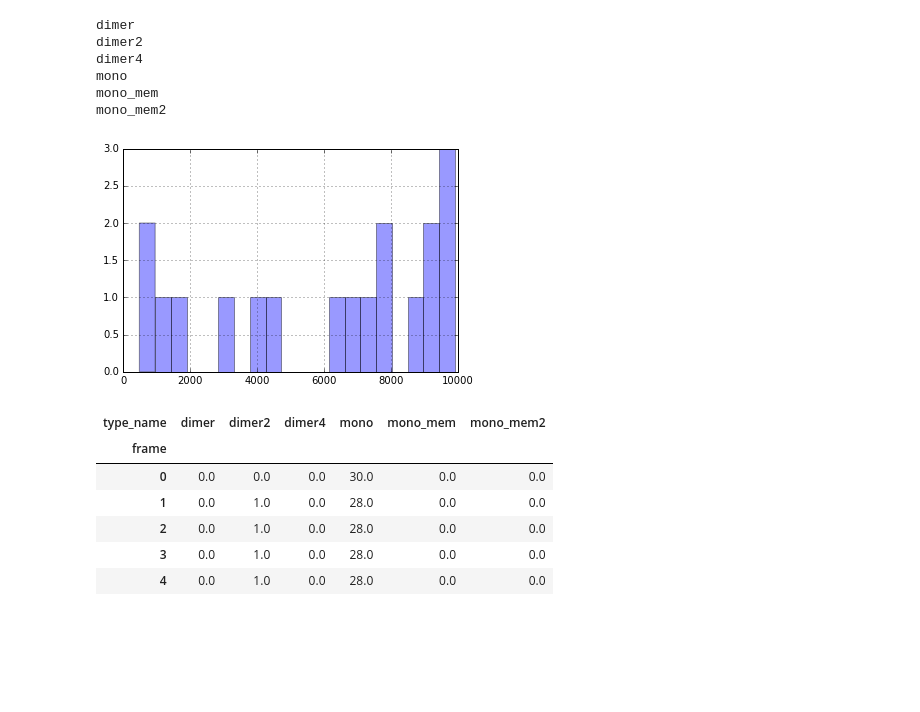
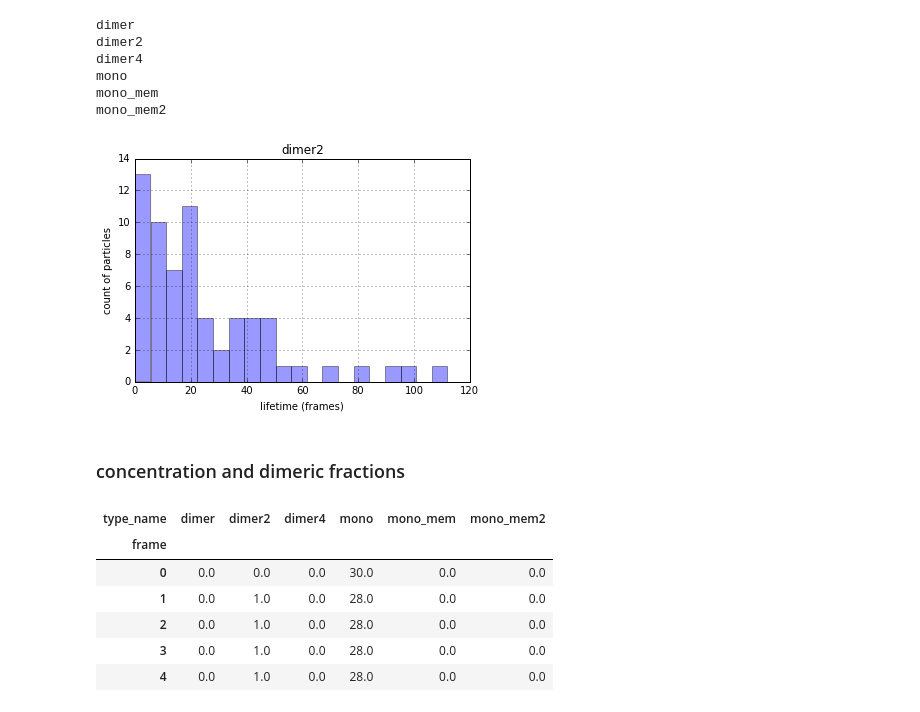
Before and after one commit to dprovasi/readi, a Jupyter notebook: readi.ipynb, the cells around one changed output. Drawn from its saved outputs; the diff is of its cells as text; code cells hidden in the pictures; blank space fills up the shorter version.

```diff
--- a/readi.ipynb
+++ b/readi.ipynb
@@ -517,11 +567,18 @@ dimer4
 mono
 mono_mem
 mono_mem2
-# %%
-yy.get_group('dimer4').age.hist(alpha=.4, bins=20)
-plt.show()
-# %% [output]
-[figure, removed]
+# %%
+## plot lifetime distribution for one species
+gptype = 'dimer2'
+yy.get_group(gptype).age.hist(alpha=.4, bins=20)
+plt.xlabel('lifetime (frames)')
+plt.ylabel('count of particles')
+plt.title(gptype)
+plt.show()
+# %% [output]
+[figure, added]
+# %% [markdown]
+### concentration and dimeric fractions
 # %%
 ### get concentrations as a function of frame
 ### group by frame and type, then count particles of each type
```
Also changed, not shown: parts of 24 cells of this notebook.
